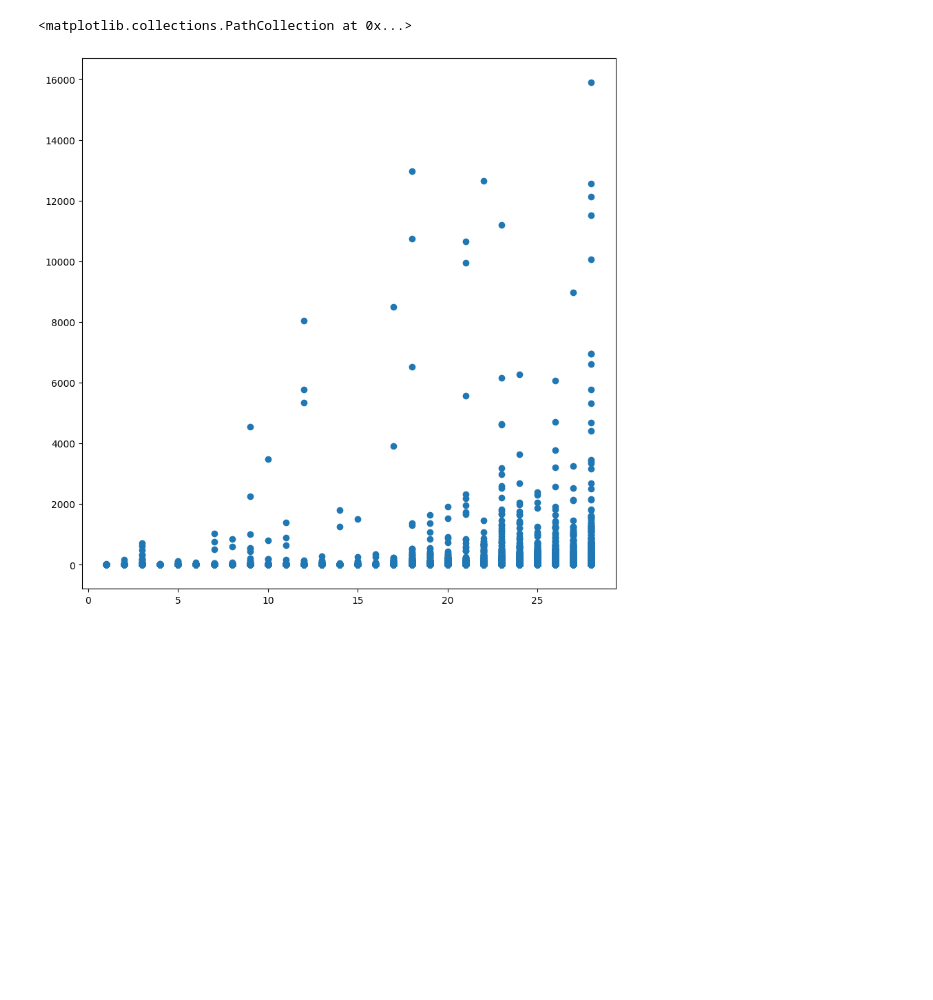
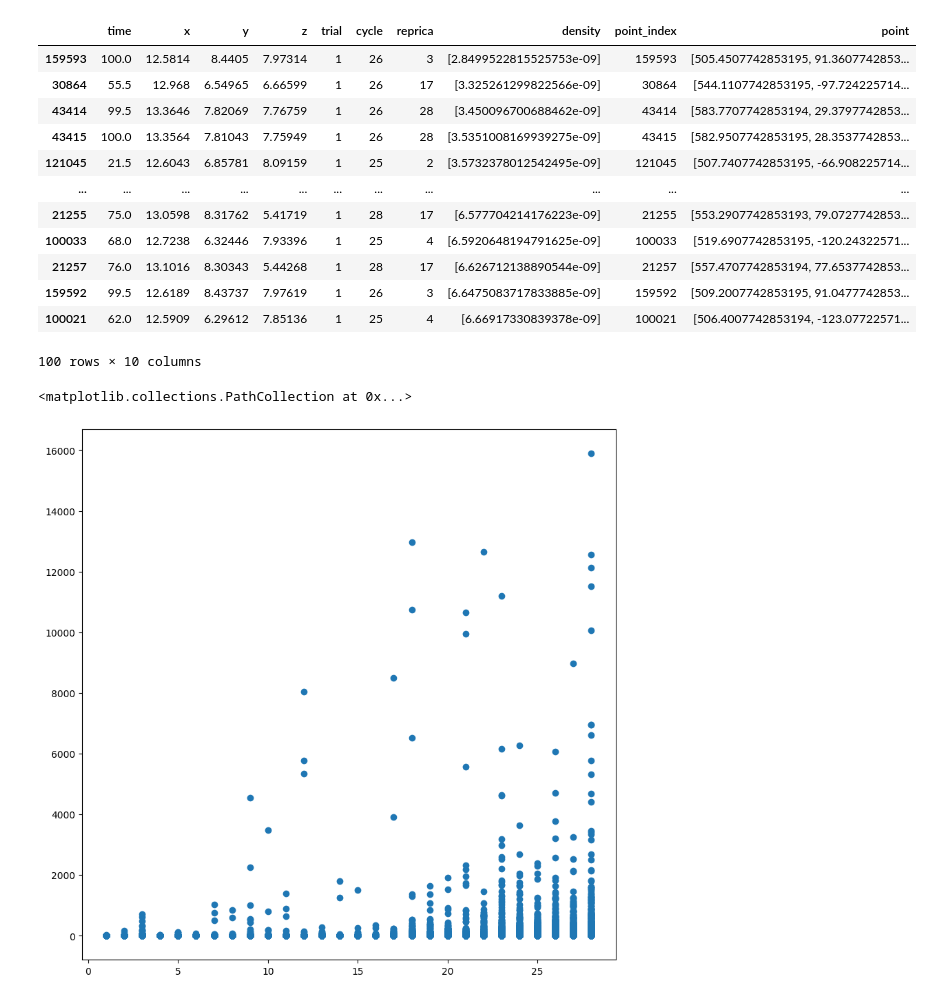
Before and after one commit to mukaiyama729/ResearchAnalysis, a Jupyter notebook: tesselation.ipynb, the cells around one changed output. Saved outputs shown, nothing was run; the diff lists cells and outputs as text; code cells hidden in the pictures; blank space fills up the shorter version.

```diff
--- a/tesselation.ipynb
+++ b/tesselation.ipynb
@@ -743,3 +909,19 @@ analysis.delaunay_cal()
+# %%
+analysis.kde_result.sort_values('density', ascending=True).head(100)
+# %% [output]
+|  | time | x | y | z | trial | cycle | reprica | density | point_index | point |
+| 159593 | 100.0 | 12.5814 | 8.4405 | 7.97314 | 1 | 26 | 3 | [2.8499522815525753e-09] | 159593 | [505.4507742853195, 91.3607742853... |
+| 30864 | 55.5 | 12.968 | 6.54965 | 6.66599 | 1 | 26 | 17 | [3.325261299822566e-09] | 30864 | [544.1107742853195, -97.724225714... |
+| 43414 | 99.5 | 13.3646 | 7.82069 | 7.76759 | 1 | 26 | 28 | [3.450096700688462e-09] | 43414 | [583.7707742853194, 29.3797742853... |
+| 43415 | 100.0 | 13.3564 | 7.81043 | 7.75949 | 1 | 26 | 28 | [3.5351008169939275e-09] | 43415 | [582.9507742853195, 28.3537742853... |
+| 121045 | 21.5 | 12.6043 | 6.85781 | 8.09159 | 1 | 25 | 2 | [3.5732378012542495e-09] | 121045 | [507.7407742853195, -66.908225714... |
+| ... | ... | ... | ... | ... | ... | ... | ... | ... | ... | ... |
+| 21255 | 75.0 | 13.0598 | 8.31762 | 5.41719 | 1 | 28 | 17 | [6.577704214176223e-09] | 21255 | [553.2907742853193, 79.0727742853... |
+| 100033 | 68.0 | 12.7238 | 6.32446 | 7.93396 | 1 | 25 | 4 | [6.5920648194791625e-09] | 100033 | [519.6907742853195, -120.24322571... |
+| 21257 | 76.0 | 13.1016 | 8.30343 | 5.44268 | 1 | 28 | 17 | [6.626712138890544e-09] | 21257 | [557.4707742853194, 77.6537742853... |
+| 159592 | 99.5 | 12.6189 | 8.43737 | 7.97619 | 1 | 26 | 3 | [6.6475083717833885e-09] | 159592 | [509.2007742853195, 91.0477742853... |
+| 100021 | 62.0 | 12.5909 | 6.29612 | 7.85136 | 1 | 25 | 4 | [6.66917330839378e-09] | 100021 | [506.4007742853194, -123.07722571... |
+100 rows × 10 columns
 # %%
 df = analysis.show_data_delaunay().sort_values('volume', ascending=False).loc[:,['cycle', 'reprica', 'volume']]
 # %%
```
Also changed, not shown: parts of 39 cells of this notebook, 6 other files.
